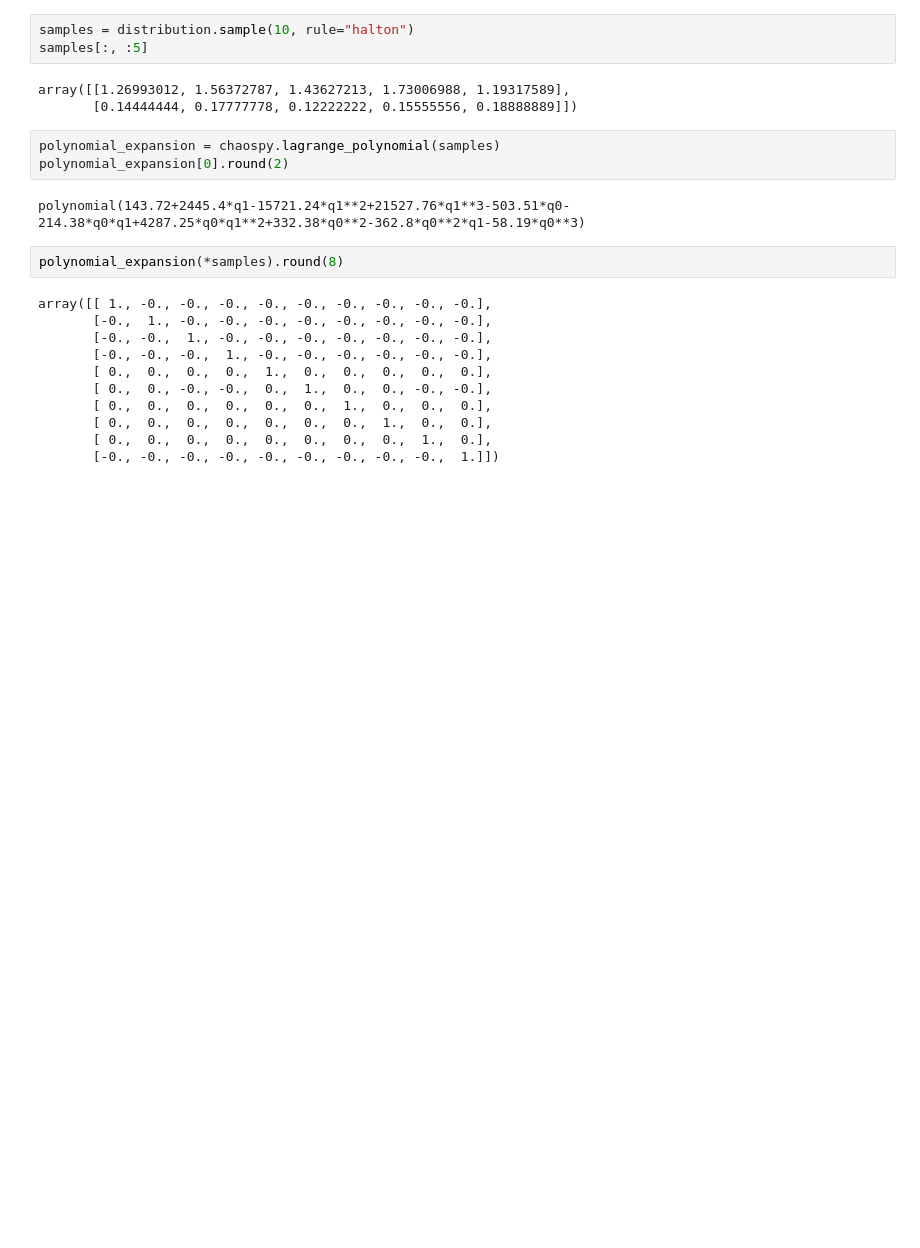
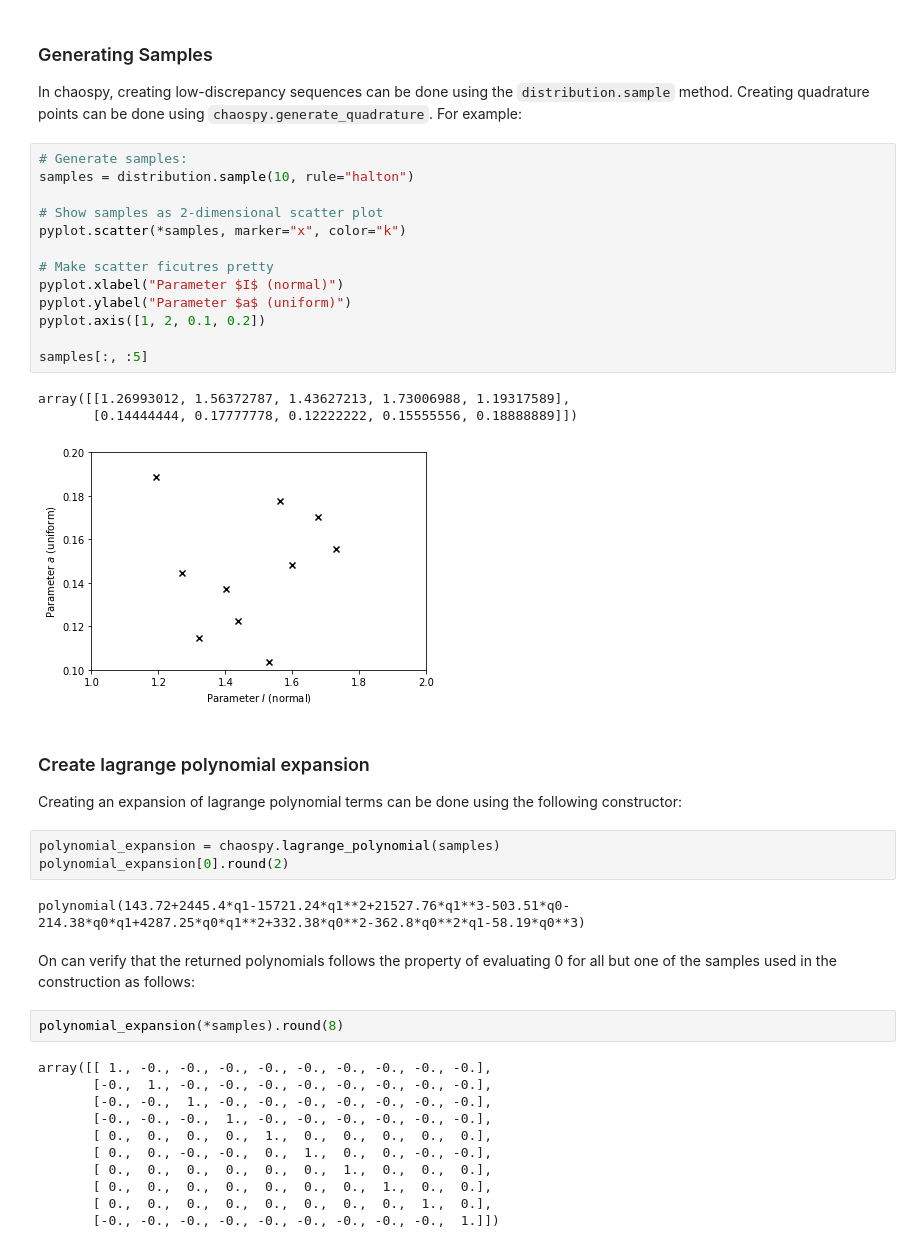
Before and after one commit to jonathf/chaospy, a Jupyter notebook: tutorial/polynomial/lagrange.ipynb, the cells around one changed output. Cells and saved outputs as stored; diff of their text form; blank space fills up the shorter version.

Commit message:
Improvements to Lagrange

```diff
--- a/tutorial/polynomial/lagrange.ipynb
+++ b/tutorial/polynomial/lagrange.ipynb
@@ -27,14 +32,37 @@ Instead it is an interpolation method for creating an polynomial expansion that
-# %%
-samples = distribution.sample(10, rule="halton")
-samples[:, :5]
-# %% [output]
-array([[1.26993012, 1.56372787, 1.43627213, 1.73006988, 1.19317589],
-       [0.14444444, 0.17777778, 0.12222222, 0.15555556, 0.18888889]])
+# %% [markdown]
+### Generating Samples
+
+In chaospy, creating low-discrepancy sequences can be done using the `distribution.sample` method.
+Creating quadrature points can be done using `chaospy.generate_quadrature`.
+For example:
+# %%
+# Generate samples:
+samples = distribution.sample(10, rule="halton")
+
+# Show samples as 2-dimensional scatter plot
+pyplot.scatter(*samples, marker="x", color="k")
+
+# Make scatter ficutres pretty
+pyplot.xlabel("Parameter $I$ (normal)")
+pyplot.ylabel("Parameter $a$ (uniform)")
+pyplot.axis([1, 2, 0.1, 0.2])
+
+samples[:, :5]
+# %% [output]
+array([[1.26993012, 1.56372787, 1.43627213, 1.73006988, 1.19317589],
+       [0.14444444, 0.17777778, 0.12222222, 0.15555556, 0.18888889]])
+[figure, added]
+# %% [markdown]
+### Create lagrange polynomial expansion
+
+Creating an expansion of lagrange polynomial terms can be done using the following constructor:
 # %%
 polynomial_expansion = chaospy.lagrange_polynomial(samples)
 polynomial_expansion[0].round(2)
 # %% [output]
 polynomial(143.72+2445.4*q1-15721.24*q1**2+21527.76*q1**3-503.51*q0-214.38*q0*q1+4287.25*q0*q1**2+332.38*q0**2-362.8*q0**2*q1-58.19*q0**3)
+# %% [markdown]
+On can verify that the returned polynomials follows the property of evaluating 0 for all but one of the samples used in the construction as follows:
 # %%
 polynomial_expansion(*samples).round(8)
 # %% [output]
```
Also changed, not shown: parts of 16 cells of this notebook, 2 other files.
